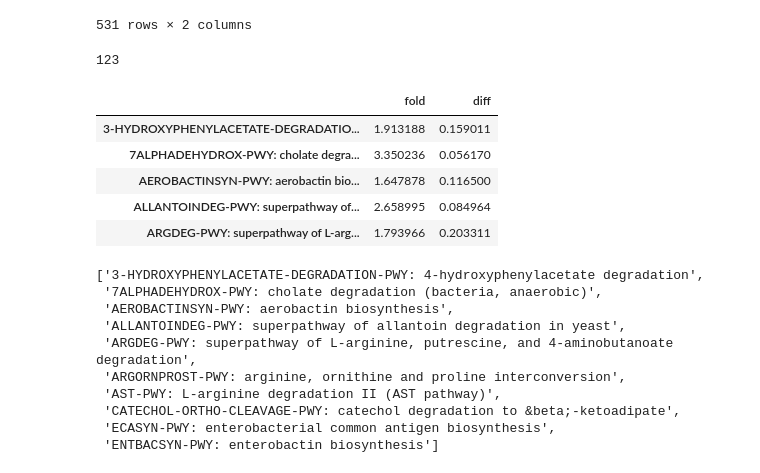
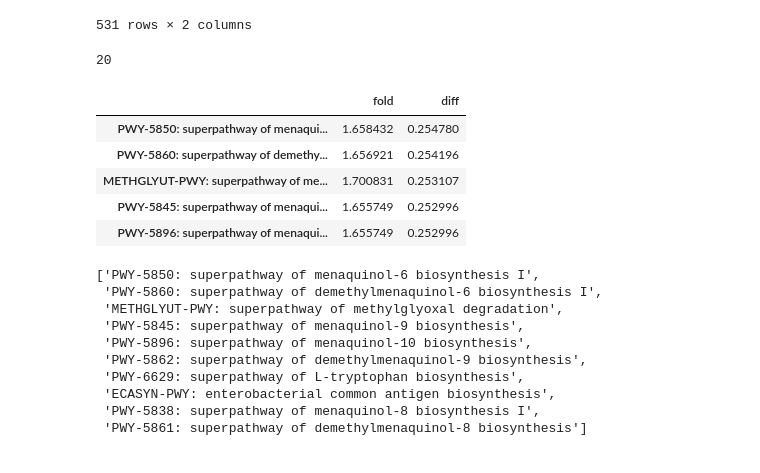
Before and after one commit to danielchang2002/GMHI2-Scratchpad, a Jupyter notebook: src/SelectPathways.ipynb, the cells around one changed output. Drawn from its saved outputs; the diff is of its cells as text; code cells hidden in the pictures.

Commit message:
:boom: added pathways into GMHI

```diff
--- a/src/SelectPathways.ipynb
+++ b/src/SelectPathways.ipynb
@@ -246,30 +246,31 @@ notTable
 # %%
 health_scarce = notTable[notTable['fold'] >= theta_f]
 health_scarce = health_scarce[health_scarce['diff'] >= theta_d]
+health_scarce = health_scarce.nlargest(20, columns='diff')
 print(len(health_scarce))
 health_scarce.head()
 # %% [output]
-123
+20
 |  | fold | diff |
-| 3-HYDROXYPHENYLACETATE-DEGRADATIO... | 1.913188 | 0.159011 |
-| 7ALPHADEHYDROX-PWY: cholate degra... | 3.350236 | 0.056170 |
-| AEROBACTINSYN-PWY: aerobactin bio... | 1.647878 | 0.116500 |
-| ALLANTOINDEG-PWY: superpathway of... | 2.658995 | 0.084964 |
-| ARGDEG-PWY: superpathway of L-arg... | 1.793966 | 0.203311 |
+| PWY-5850: superpathway of menaqui... | 1.658432 | 0.254780 |
+| PWY-5860: superpathway of demethy... | 1.656921 | 0.254196 |
+| METHGLYUT-PWY: superpathway of me... | 1.700831 | 0.253107 |
+| PWY-5845: superpathway of menaqui... | 1.655749 | 0.252996 |
+| PWY-5896: superpathway of menaqui... | 1.655749 | 0.252996 |
 # %%
 health_scarce_list = list(health_scarce.index)
 health_scarce_list[:10]
 # %% [output]
-['3-HYDROXYPHENYLACETATE-DEGRADATION-PWY: 4-hydroxyphenylacetate degradation',
- '7ALPHADEHYDROX-PWY: cholate degradation (bacteria, anaerobic)',
- 'AEROBACTINSYN-PWY: aerobactin biosynthesis',
- 'ALLANTOINDEG-PWY: superpathway of allantoin degradation in yeast',
- 'ARGDEG-PWY: superpathway of L-arginine, putrescine, and 4-aminobutanoate degradation',
- 'ARGORNPROST-PWY: arginine, ornithine and proline interconversion',
- 'AST-PWY: L-arginine degradation II (AST pathway)',
- 'CATECHOL-ORTHO-CLEAVAGE-PWY: catechol degradation to &beta;-ketoadipate',
+['PWY-5850: superpathway of menaquinol-6 biosynthesis I',
+ 'PWY-5860: superpathway of demethylmenaquinol-6 biosynthesis I',
+ 'METHGLYUT-PWY: superpathway of methylglyoxal degradation',
+ 'PWY-5845: superpathway of menaquinol-9 biosynthesis',
+ 'PWY-5896: superpathway of menaquinol-10 biosynthesis',
+ 'PWY-5862: superpathway of demethylmenaquinol-9 biosynthesis',
+ 'PWY-6629: superpathway of L-tryptophan biosynthesis',
  'ECASYN-PWY: enterobacterial common antigen biosynthesis',
- 'ENTBACSYN-PWY: enterobactin biosynthesis']
+ 'PWY-5838: superpathway of menaquinol-8 biosynthesis I',
+ 'PWY-5861: superpathway of demethylmenaquinol-8 biosynthesis']
 # %%
 # Write to file
 with open("../output/BN_pathways.txt", 'w') as f:
```
Also changed, not shown: 3 other files.
